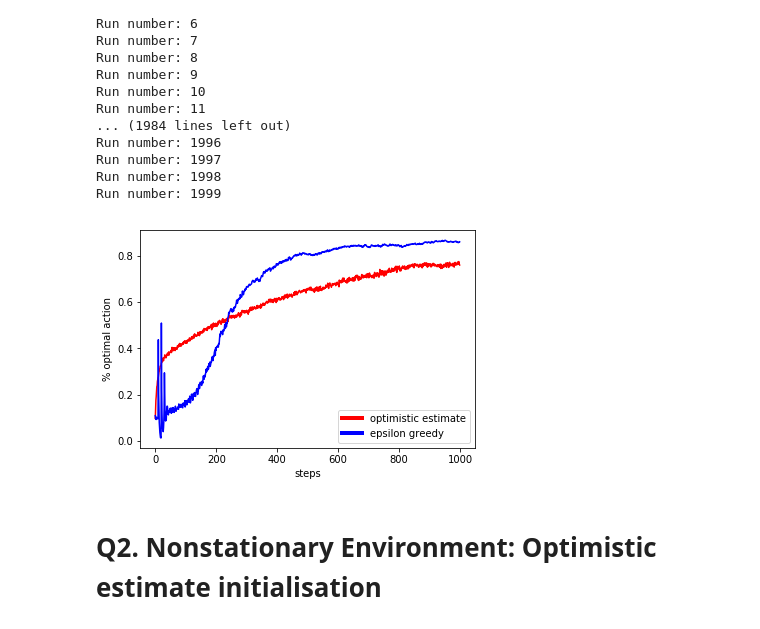
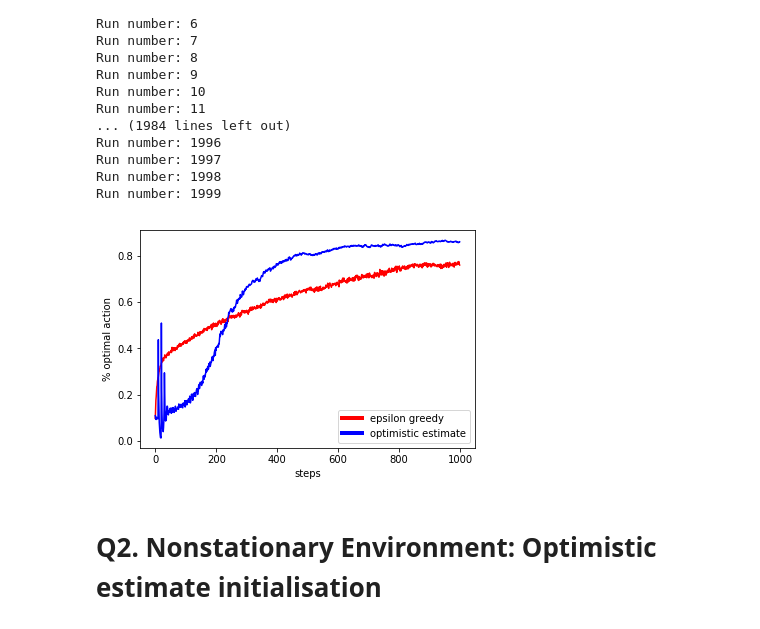
Before and after one commit to vishaal27/RL-M2019, a Jupyter notebook: HW1/hw1_code.ipynb, the cells around one changed output. Cells and saved outputs as stored; diff of their text form; code cells hidden in the pictures.

```diff
--- a/HW1/hw1_code.ipynb
+++ b/HW1/hw1_code.ipynb
@@ -318,15 +318,15 @@ Run number: 1999
 # %%
 plt.figure(1)
 plt.plot(plot_optimal_percentage_realistic_stationary, c='r')
 plt.plot(plot_optimal_percentage_optimistic_stationary, c='b')
 from matplotlib.lines import Line2D
 custom_lines=[Line2D([0], [0], color='r', lw=4), Line2D([0], [0], color='b', lw=4)]
 plt.xlabel('steps')
 plt.ylabel('% optimal action')
-plt.legend(custom_lines, ['optimistic estimate', 'epsilon greedy'])
+plt.legend(custom_lines, ['epsilon greedy', 'optimistic estimate'])
 plt.show()
 # %% [output]
-[figure, old version]
+[figure, new version]
 # %% [markdown]
 # Q2. Nonstationary Environment: Optimistic estimate initialisation
 # %%
```
Also changed, not shown: parts of 3 cells of this notebook.
